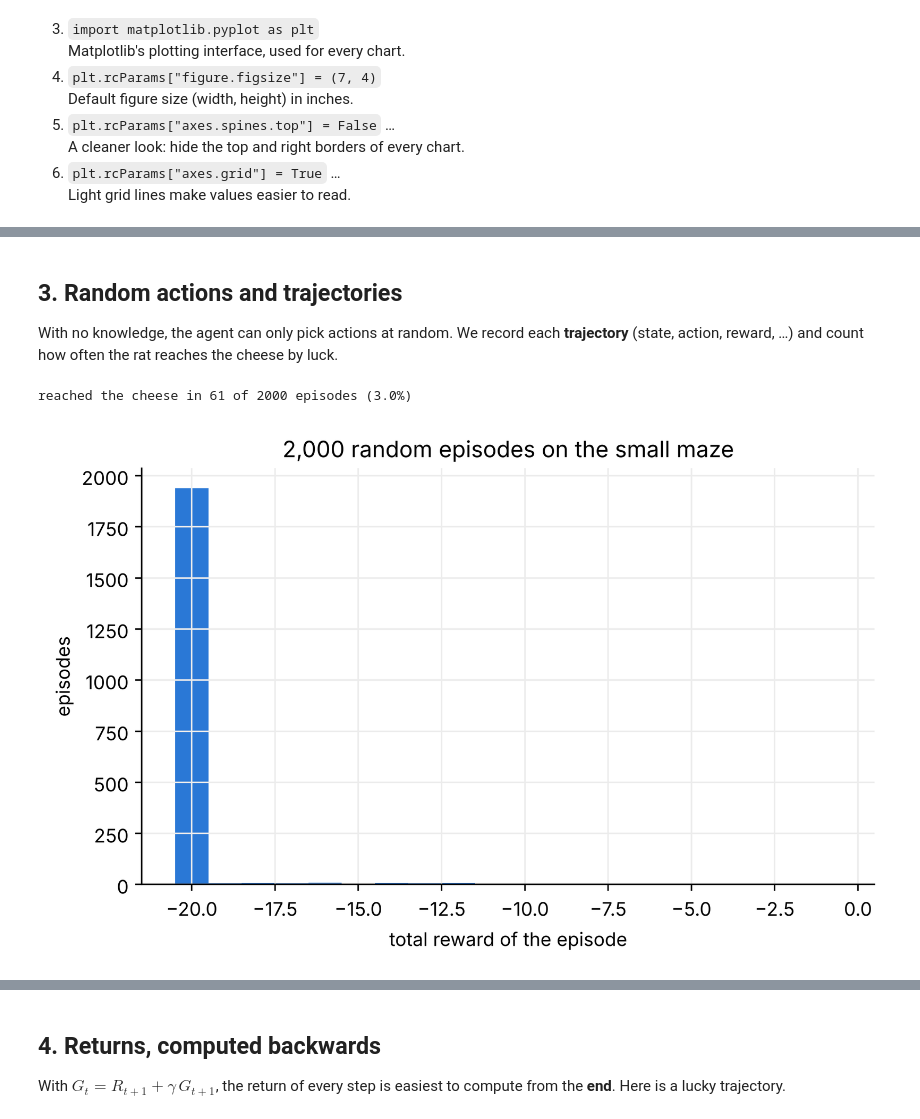
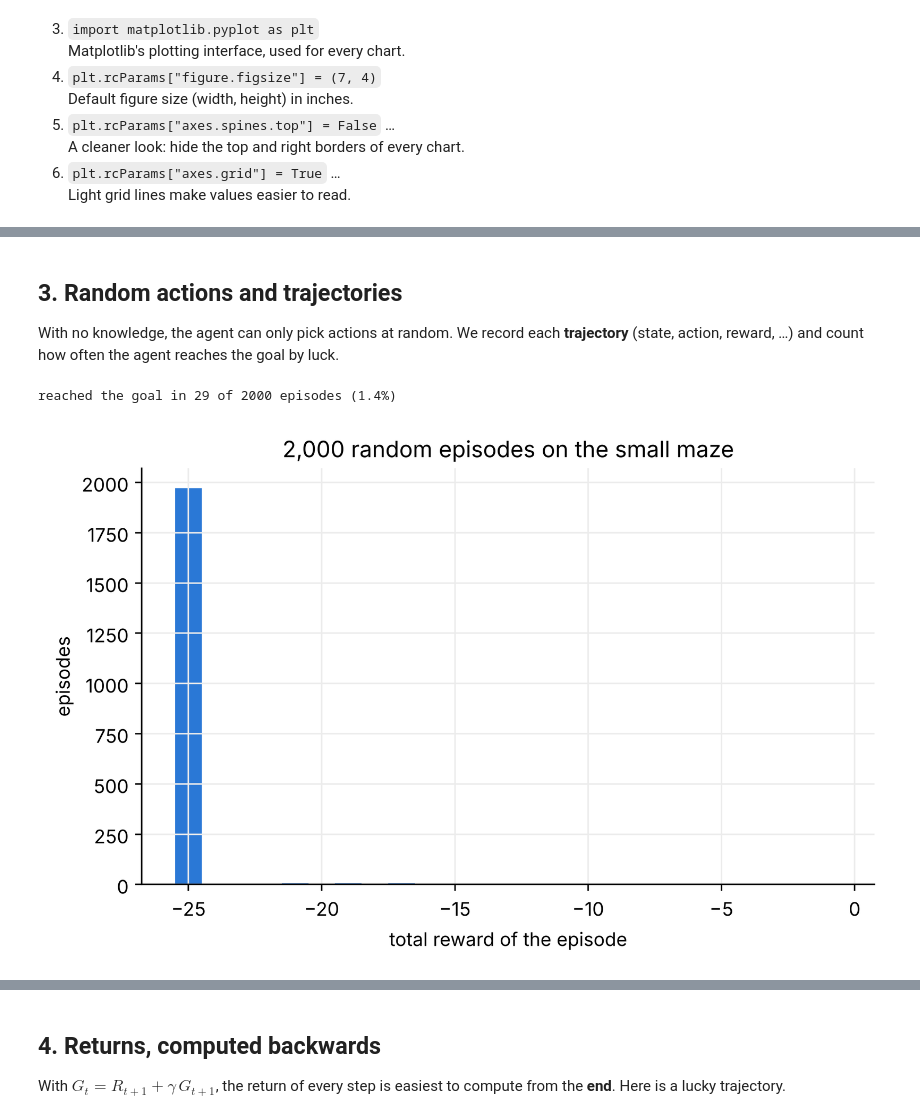
Before and after one commit to SaeedSerwan/reinforcementlearning, a Jupyter notebook: notebooks/qlearning_maze.ipynb, the cells around one changed output, grey strips where cells are left out. Saved outputs shown, nothing was run; the diff lists cells and outputs as text; code cells hidden in the pictures.

```diff
--- a/notebooks/qlearning_maze.ipynb
+++ b/notebooks/qlearning_maze.ipynb
@@ -77,8 +77,9 @@ class Maze:
         done = reached or self.t >= self.max_steps
         return self.state, reward, done
 
-small = Maze(5, 3, walls=[(3, 1), (3, 2)], start=(1, 1), target=(5, 1), max_steps=20)
-big = Maze(9, 6, walls=[(3, 1), (3, 2), (3, 3), (3, 4), (5, 3), (5, 4), (5, 5), (5, 6),
-                        (7, 1), (7, 2), (7, 3), (7, 4)], start=(1, 1), target=(9, 1), max_steps=60)
+small = Maze(6, 4, walls=[(2, 3), (3, 3), (4, 3), (4, 2), (4, 1)], start=(1, 1), target=(6, 4), max_steps=25)
+big = Maze(10, 7, walls=[(2, 2), (2, 4), (2, 5), (2, 6), (3, 2), (3, 4), (4, 4), (4, 6), (4, 7), (5, 1), (5, 2), (5, 4),
+                         (6, 5), (6, 6), (7, 2), (7, 3), (7, 4), (7, 6), (8, 4), (8, 6), (9, 1), (9, 2), (10, 4)],
+           start=(1, 1), target=(10, 7), max_steps=60)
 print("small maze:", small.width, "x", small.height, " big maze:", big.width, "x", big.height)
 # %% [output]
@@ -125,31 +126,31 @@ small maze: 5 x 3  big maze: 9 x 6
 # %% [markdown]
 ## 3. Random actions and trajectories
 
-With no knowledge, the agent can only pick actions at random. We record each **trajectory** (state, action, reward, …) and count how often the rat reaches the cheese by luck.
+With no knowledge, the agent can only pick actions at random. We record each **trajectory** (state, action, reward, …) and count how often the agent reaches the goal by luck.
 # %%
 rng = np.random.default_rng(0)
 
 def run_random_episode(env):
     s, trajectory, done = env.reset(), [], False
     while not done:
         a = rng.integers(4)
         s2, r, done = env.step(a)
         trajectory.append((s, a, r))
         s = s2
     return trajectory
 
 episodes = [run_random_episode(small) for _ in range(2000)]
 totals = [sum(r for _, _, r in ep) for ep in episodes]
 reached = sum(1 for ep in episodes if ep[-1][2] == 0)
-print(f"reached the cheese in {reached} of 2000 episodes ({reached / 20:.1f}%)")
+print(f"reached the goal in {reached} of 2000 episodes ({reached / 20:.1f}%)")
 
-plt.hist(totals, bins=np.arange(-20.5, 0, 1), color="#2a78d6")
+plt.hist(totals, bins=np.arange(-25.5, 0, 1), color="#2a78d6")
 plt.xlabel("total reward of the episode"); plt.ylabel("episodes")
 plt.title("2,000 random episodes on the small maze")
 plt.show()
 # %% [output]
-reached the cheese in 61 of 2000 episodes (3.0%)
+reached the goal in 29 of 2000 episodes (1.4%)
-[figure, old version]
+[figure, new version]
 # %% [markdown]
 **Line by line**
 
```
Also changed, not shown: parts of 15 cells of this notebook, 30 other files.
